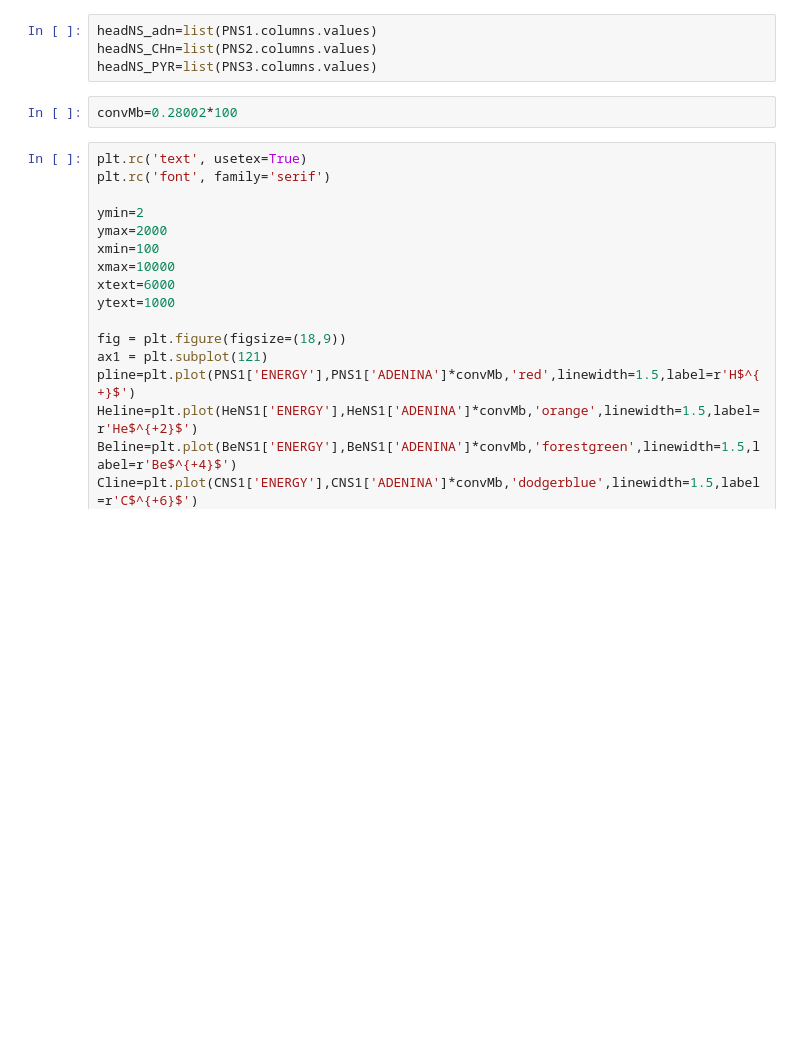
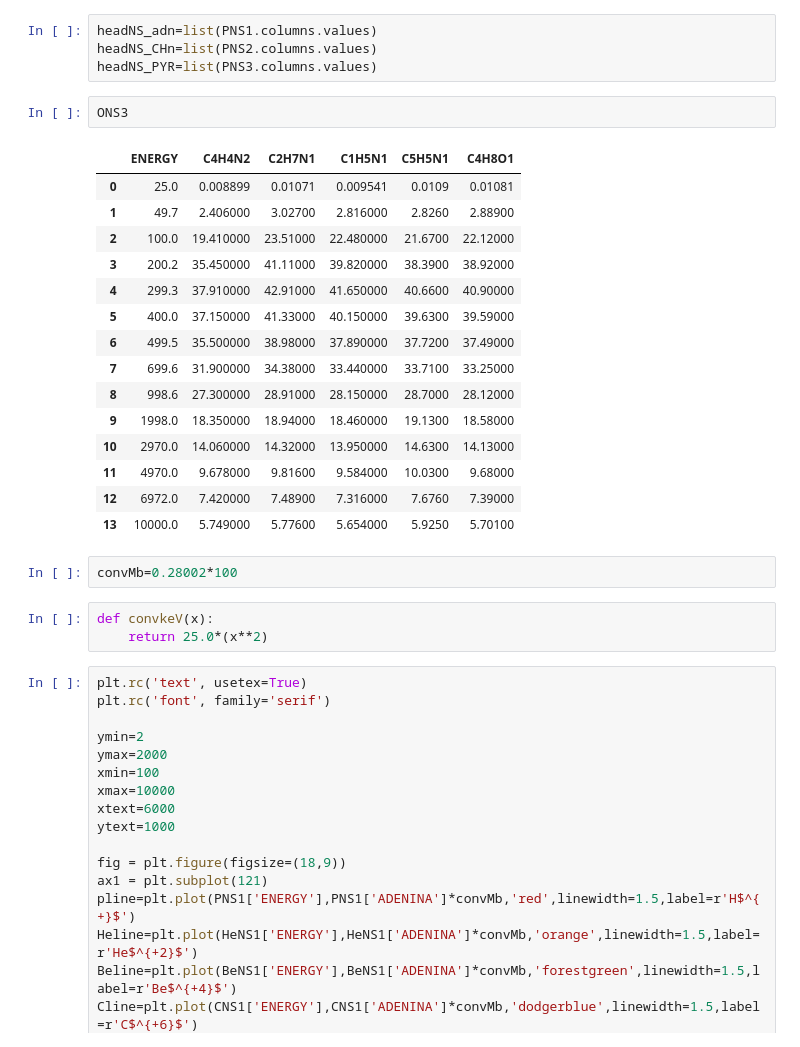
Before and after one commit to xiaogaogaoxiao/ionmol_stoi, a Jupyter notebook: figuras/graphs/molscaling.ipynb, the cells around one changed output. Drawn from its saved outputs; the diff is of its cells as text; blank space fills up the shorter version.

```diff
--- a/figuras/graphs/molscaling.ipynb
+++ b/figuras/graphs/molscaling.ipynb
@@ -43,8 +43,29 @@ head_PYR=list(PS3.columns.values)
 headNS_adn=list(PNS1.columns.values)
 headNS_CHn=list(PNS2.columns.values)
 headNS_PYR=list(PNS3.columns.values)
+# %%
+ONS3
+# %% [output]
+|  | ENERGY | C4H4N2 | C2H7N1 | C1H5N1 | C5H5N1 | C4H8O1 |
+| 0 | 25.0 | 0.008899 | 0.01071 | 0.009541 | 0.0109 | 0.01081 |
+| 1 | 49.7 | 2.406000 | 3.02700 | 2.816000 | 2.8260 | 2.88900 |
+| 2 | 100.0 | 19.410000 | 23.51000 | 22.480000 | 21.6700 | 22.12000 |
+| 3 | 200.2 | 35.450000 | 41.11000 | 39.820000 | 38.3900 | 38.92000 |
+| 4 | 299.3 | 37.910000 | 42.91000 | 41.650000 | 40.6600 | 40.90000 |
+| 5 | 400.0 | 37.150000 | 41.33000 | 40.150000 | 39.6300 | 39.59000 |
+| 6 | 499.5 | 35.500000 | 38.98000 | 37.890000 | 37.7200 | 37.49000 |
+| 7 | 699.6 | 31.900000 | 34.38000 | 33.440000 | 33.7100 | 33.25000 |
+| 8 | 998.6 | 27.300000 | 28.91000 | 28.150000 | 28.7000 | 28.12000 |
+| 9 | 1998.0 | 18.350000 | 18.94000 | 18.460000 | 19.1300 | 18.58000 |
+| 10 | 2970.0 | 14.060000 | 14.32000 | 13.950000 | 14.6300 | 14.13000 |
+| 11 | 4970.0 | 9.678000 | 9.81600 | 9.584000 | 10.0300 | 9.68000 |
+| 12 | 6972.0 | 7.420000 | 7.48900 | 7.316000 | 7.6760 | 7.39000 |
+| 13 | 10000.0 | 5.749000 | 5.77600 | 5.654000 | 5.9250 | 5.70100 |
 # %%
 convMb=0.28002*100
+# %%
+def convkeV(x):
+    return 25.0*(x**2)
 # %%
 plt.rc('text', usetex=True)
 plt.rc('font', family='serif')
```
Also changed, not shown: parts of 10 cells of this notebook, 2 other files.
